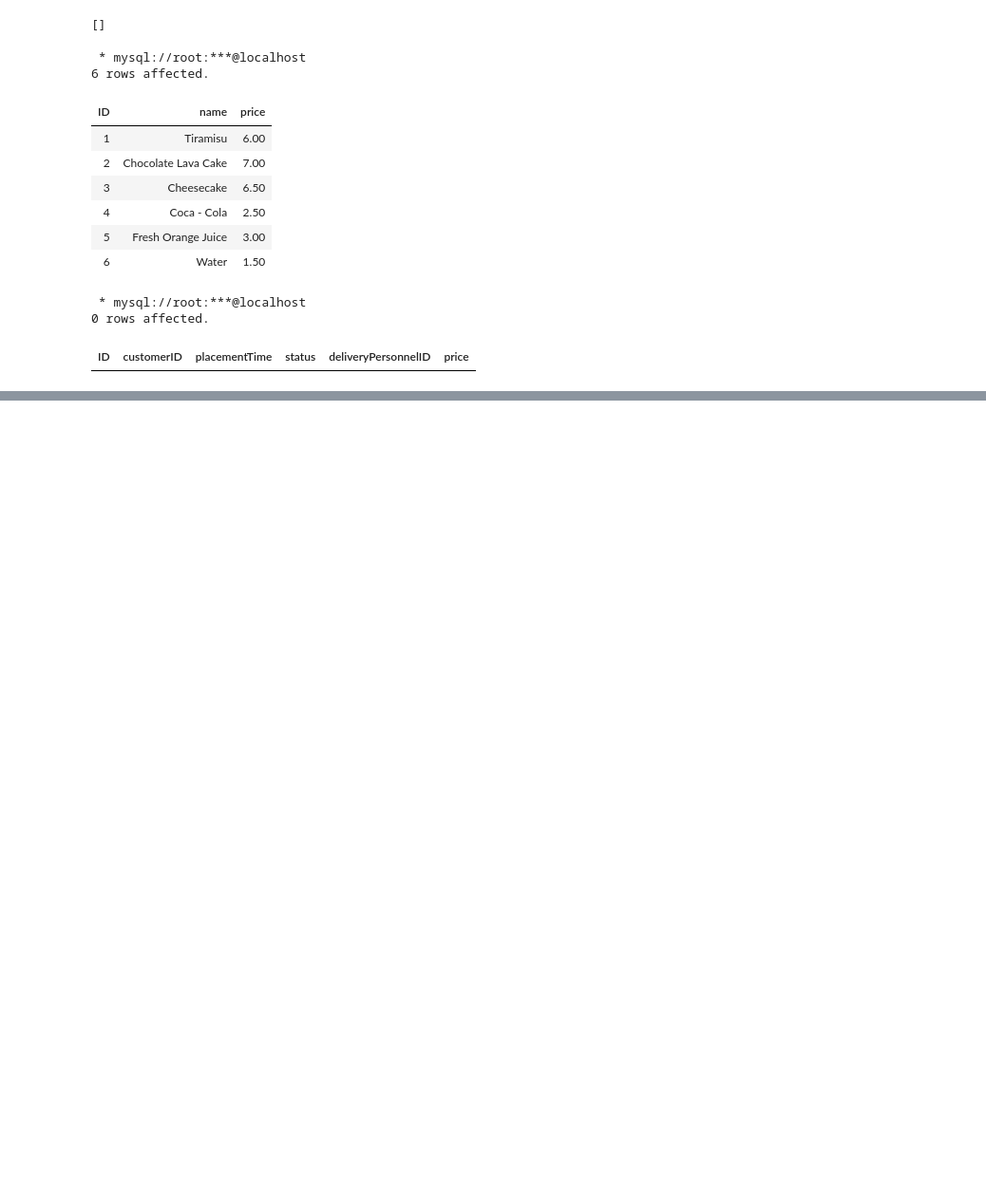
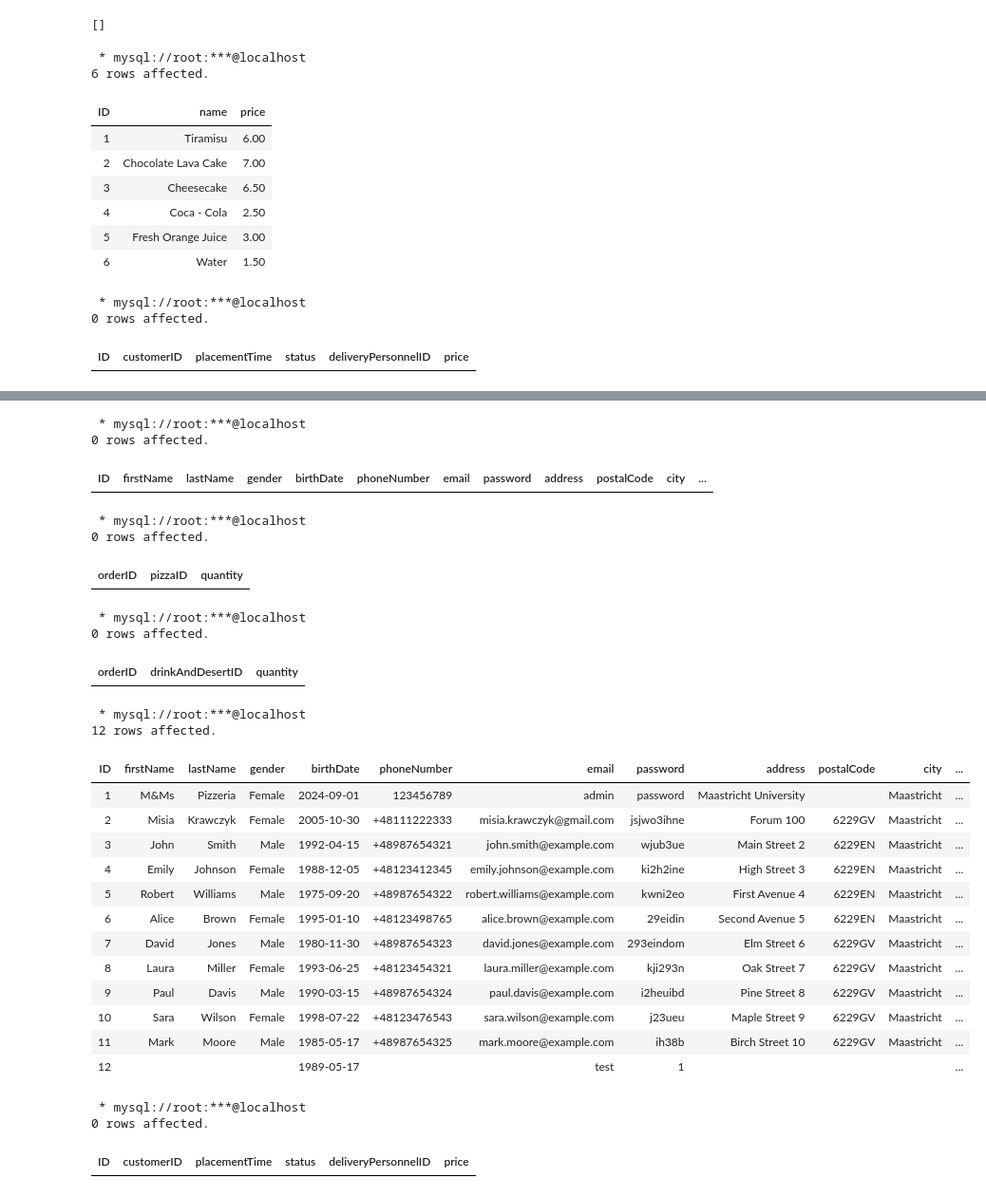
Before and after one commit to misia732/databases_project, a Jupyter notebook: shema.ipynb, the cells around one changed output, grey strips where cells are left out. Shown at 95% size. Cells and saved outputs as stored; diff of their text form; code cells hidden in the pictures; blank space fills up the shorter version.

```diff
--- a/shema.ipynb
+++ b/shema.ipynb
@@ -499,0 +450,52 @@ SELECT * FROM deliveryPersonnel;
+# %%
+%%sql
+
+SELECT * FROM customer;
+# %% [output]
+ * mysql://root:***@localhost
+0 rows affected.
+| ID | firstName | lastName | gender | birthDate | phoneNumber | email | password | address | postalCode | city | ... |
+# %%
+%%sql
+
+SELECT * FROM orderPizza;
+# %% [output]
+ * mysql://root:***@localhost
+0 rows affected.
+| orderID | pizzaID | quantity |
+# %%
+%%sql
+
+SELECT * FROM orderDrinkAndDesert;
+# %% [output]
+ * mysql://root:***@localhost
+0 rows affected.
+| orderID | drinkAndDesertID | quantity |
+# %%
+%%sql
+
+SELECT * FROM customer;
+# %% [output]
+ * mysql://root:***@localhost
+12 rows affected.
+| ID | firstName | lastName | gender | birthDate | phoneNumber | email | password | address | postalCode | city | ... |
+| 1 | M&Ms | Pizzeria | Female | 2024-09-01 | 123456789 | admin | password | Maastricht University |  | Maastricht | ... |
+| 2 | Misia | Krawczyk | Female | 2005-10-30 | +48111222333 | misia.krawczyk@gmail.com | jsjwo3ihne | Forum 100 | 6229GV | Maastricht | ... |
+| 3 | John | Smith | Male | 1992-04-15 | +48987654321 | john.smith@example.com | wjub3ue | Main Street 2 | 6229EN | Maastricht | ... |
+| 4 | Emily | Johnson | Female | 1988-12-05 | +48123412345 | emily.johnson@example.com | ki2h2ine | High Street 3 | 6229EN | Maastricht | ... |
+| 5 | Robert | Williams | Male | 1975-09-20 | +48987654322 | robert.williams@example.com | kwni2eo | First Avenue 4 | 6229EN | Maastricht | ... |
+| 6 | Alice | Brown | Female | 1995-01-10 | +48123498765 | alice.brown@example.com | 29eidin | Second Avenue 5 | 6229EN | Maastricht | ... |
+| 7 | David | Jones | Male | 1980-11-30 | +48987654323 | david.jones@example.com | 293eindom | Elm Street 6 | 6229GV | Maastricht | ... |
+| 8 | Laura | Miller | Female | 1993-06-25 | +48123454321 | laura.miller@example.com | kji293n | Oak Street 7 | 6229GV | Maastricht | ... |
+| 9 | Paul | Davis | Male | 1990-03-15 | +48987654324 | paul.davis@example.com | i2heuibd | Pine Street 8 | 6229GV | Maastricht | ... |
+| 10 | Sara | Wilson | Female | 1998-07-22 | +48123476543 | sara.wilson@example.com | j23ueu | Maple Street 9 | 6229GV | Maastricht | ... |
+| 11 | Mark | Moore | Male | 1985-05-17 | +48987654325 | mark.moore@example.com | ih38b | Birch Street 10 | 6229GV | Maastricht | ... |
+| 12 |  |  |  | 1989-05-17 |  | test | 1 |  |  |  | ... |
+# %%
+%%sql
+
+SELECT * FROM `order`;
+# %% [output]
+ * mysql://root:***@localhost
+0 rows affected.
+| ID | customerID | placementTime | status | deliveryPersonnelID | price |
```
Also changed, not shown: parts of 14 cells of this notebook, 13 other files.
